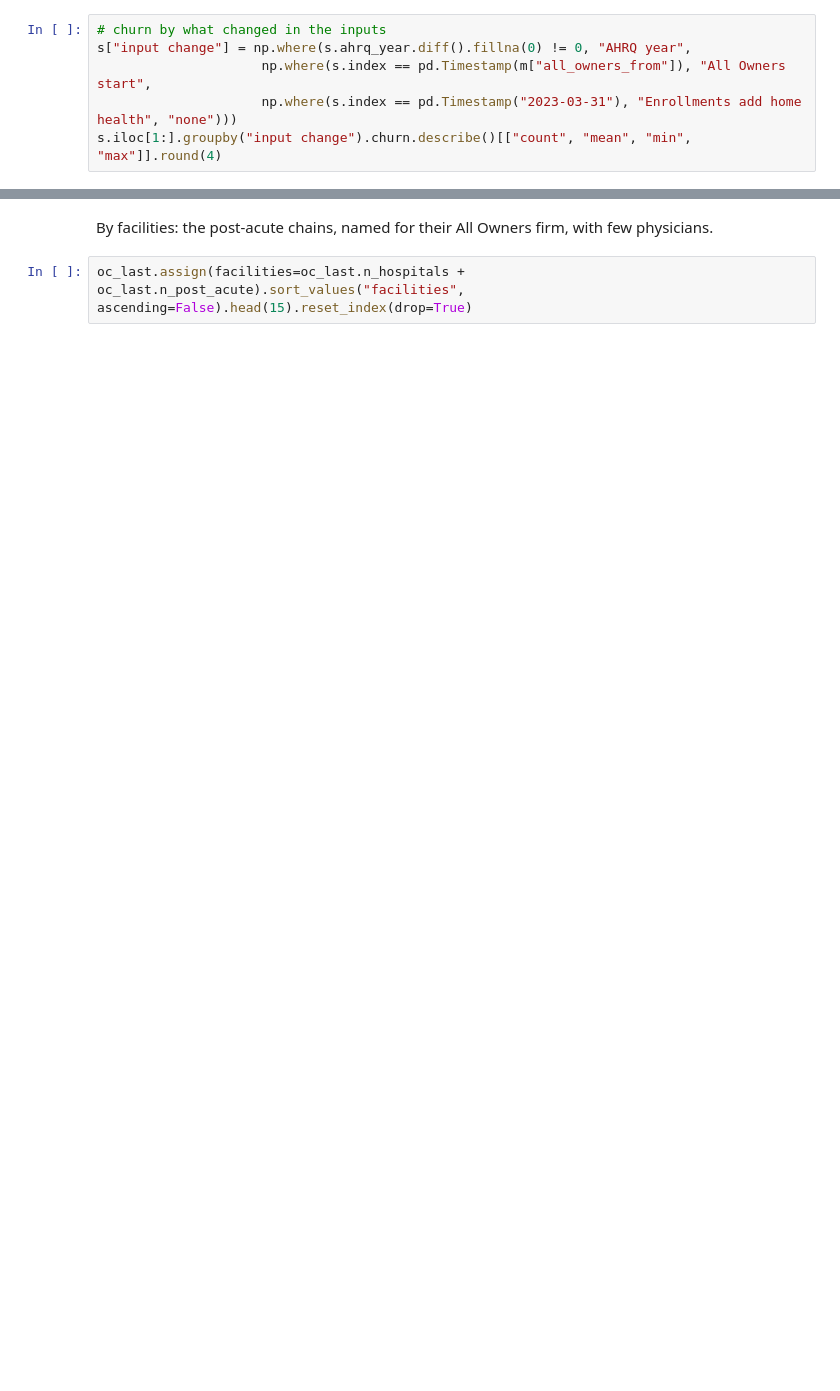
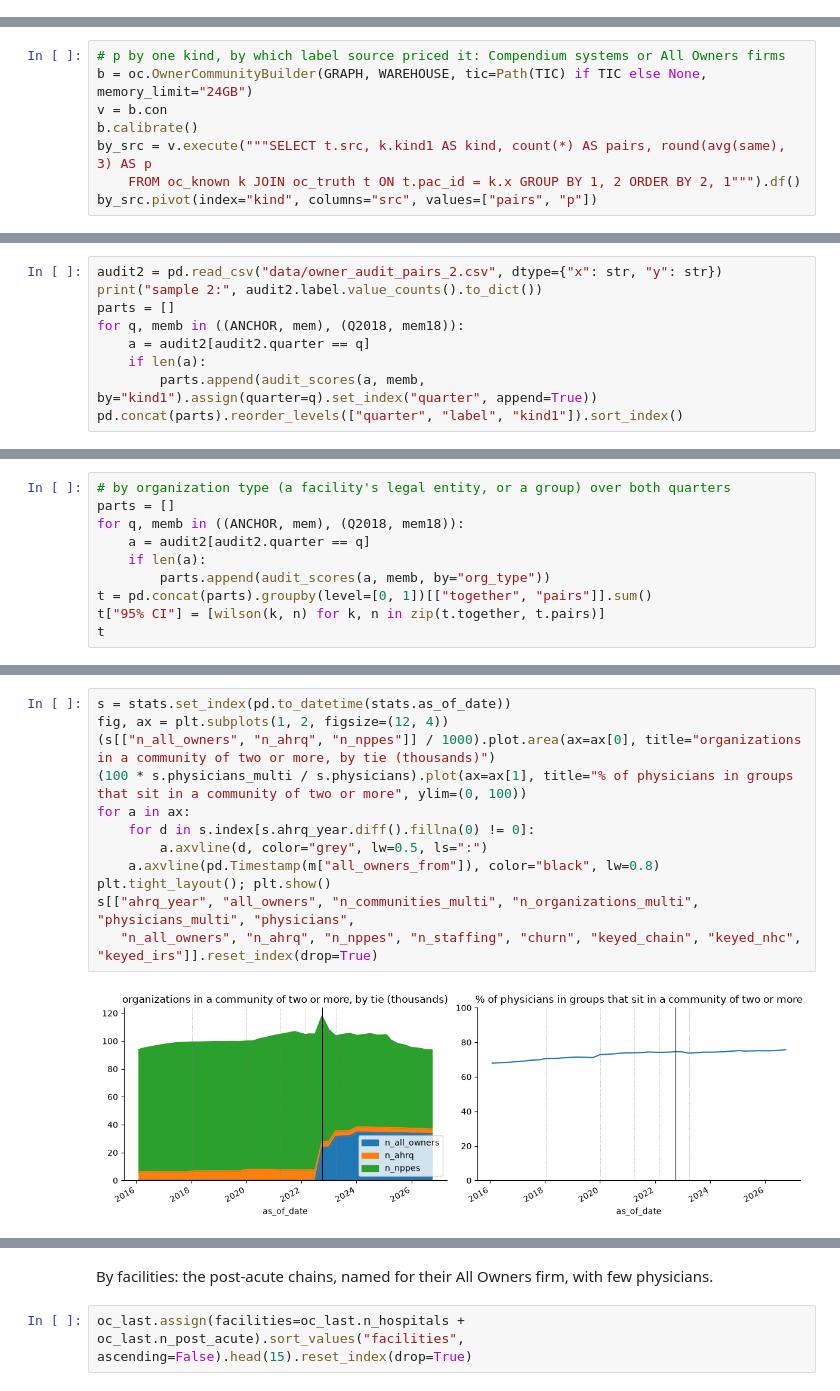
Before and after one commit to nathansutton/healthcare-ledger, a Jupyter notebook: research/provider-networks/owner_communities.ipynb, the cells around one changed output, grey strips where cells are left out. Cells and saved outputs as stored; diff of their text form; blank space fills up the shorter version.

```diff
--- a/research/provider-networks/owner_communities.ipynb
+++ b/research/provider-networks/owner_communities.ipynb
@@ -227,6 +0,0 @@ Churn is the share of organizations whose community changes. It roughly triples
-# %%
-# churn by what changed in the inputs
-s["input change"] = np.where(s.ahrq_year.diff().fillna(0) != 0, "AHRQ year",
-                     np.where(s.index == pd.Timestamp(m["all_owners_from"]), "All Owners start",
-                     np.where(s.index == pd.Timestamp("2023-03-31"), "Enrollments add home health", "none")))
-s.iloc[1:].groupby("input change").churn.describe()[["count", "mean", "min", "max"]].round(4)
@@ -285,0 +110,8 @@ oc_last.sort_values("physicians", ascending=False).head(15).reset_index(drop=Tru
+# %%
+# p by one kind, by which label source priced it: Compendium systems or All Owners firms
+b = oc.OwnerCommunityBuilder(GRAPH, WAREHOUSE, tic=Path(TIC) if TIC else None, memory_limit="24GB")
+v = b.con
+b.calibrate()
+by_src = v.execute("""SELECT t.src, k.kind1 AS kind, count(*) AS pairs, round(avg(same), 3) AS p
+    FROM oc_known k JOIN oc_truth t ON t.pac_id = k.x GROUP BY 1, 2 ORDER BY 2, 1""").df()
+by_src.pivot(index="kind", columns="src", values=["pairs", "p"])
@@ -285,0 +234,9 @@ oc_last.sort_values("physicians", ascending=False).head(15).reset_index(drop=Tru
+# %%
+audit2 = pd.read_csv("data/owner_audit_pairs_2.csv", dtype={"x": str, "y": str})
+print("sample 2:", audit2.label.value_counts().to_dict())
+parts = []
+for q, memb in ((ANCHOR, mem), (Q2018, mem18)):
+    a = audit2[audit2.quarter == q]
+    if len(a):
+        parts.append(audit_scores(a, memb, by="kind1").assign(quarter=q).set_index("quarter", append=True))
+pd.concat(parts).reorder_levels(["quarter", "label", "kind1"]).sort_index()
@@ -285,0 +263,10 @@ oc_last.sort_values("physicians", ascending=False).head(15).reset_index(drop=Tru
+# %%
+# by organization type (a facility's legal entity, or a group) over both quarters
+parts = []
+for q, memb in ((ANCHOR, mem), (Q2018, mem18)):
+    a = audit2[audit2.quarter == q]
+    if len(a):
+        parts.append(audit_scores(a, memb, by="org_type"))
+t = pd.concat(parts).groupby(level=[0, 1])[["together", "pairs"]].sum()
+t["95% CI"] = [wilson(k, n) for k, n in zip(t.together, t.pairs)]
+t
@@ -285,0 +398,14 @@ oc_last.sort_values("physicians", ascending=False).head(15).reset_index(drop=Tru
+# %%
+s = stats.set_index(pd.to_datetime(stats.as_of_date))
+fig, ax = plt.subplots(1, 2, figsize=(12, 4))
+(s[["n_all_owners", "n_ahrq", "n_nppes"]] / 1000).plot.area(ax=ax[0], title="organizations in a community of two or more, by tie (thousands)")
+(100 * s.physicians_multi / s.physicians).plot(ax=ax[1], title="% of physicians in groups that sit in a community of two or more", ylim=(0, 100))
+for a in ax:
+    for d in s.index[s.ahrq_year.diff().fillna(0) != 0]:
+        a.axvline(d, color="grey", lw=0.5, ls=":")
+    a.axvline(pd.Timestamp(m["all_owners_from"]), color="black", lw=0.8)
+plt.tight_layout(); plt.show()
+s[["ahrq_year", "all_owners", "n_communities_multi", "n_organizations_multi", "physicians_multi", "physicians",
+   "n_all_owners", "n_ahrq", "n_nppes", "n_staffing", "churn", "keyed_chain", "keyed_nhc", "keyed_irs"]].reset_index(drop=True)
+# %% [output]
+[figure, added]
```
Also changed, not shown: parts of 60 cells of this notebook, 7 other files.
